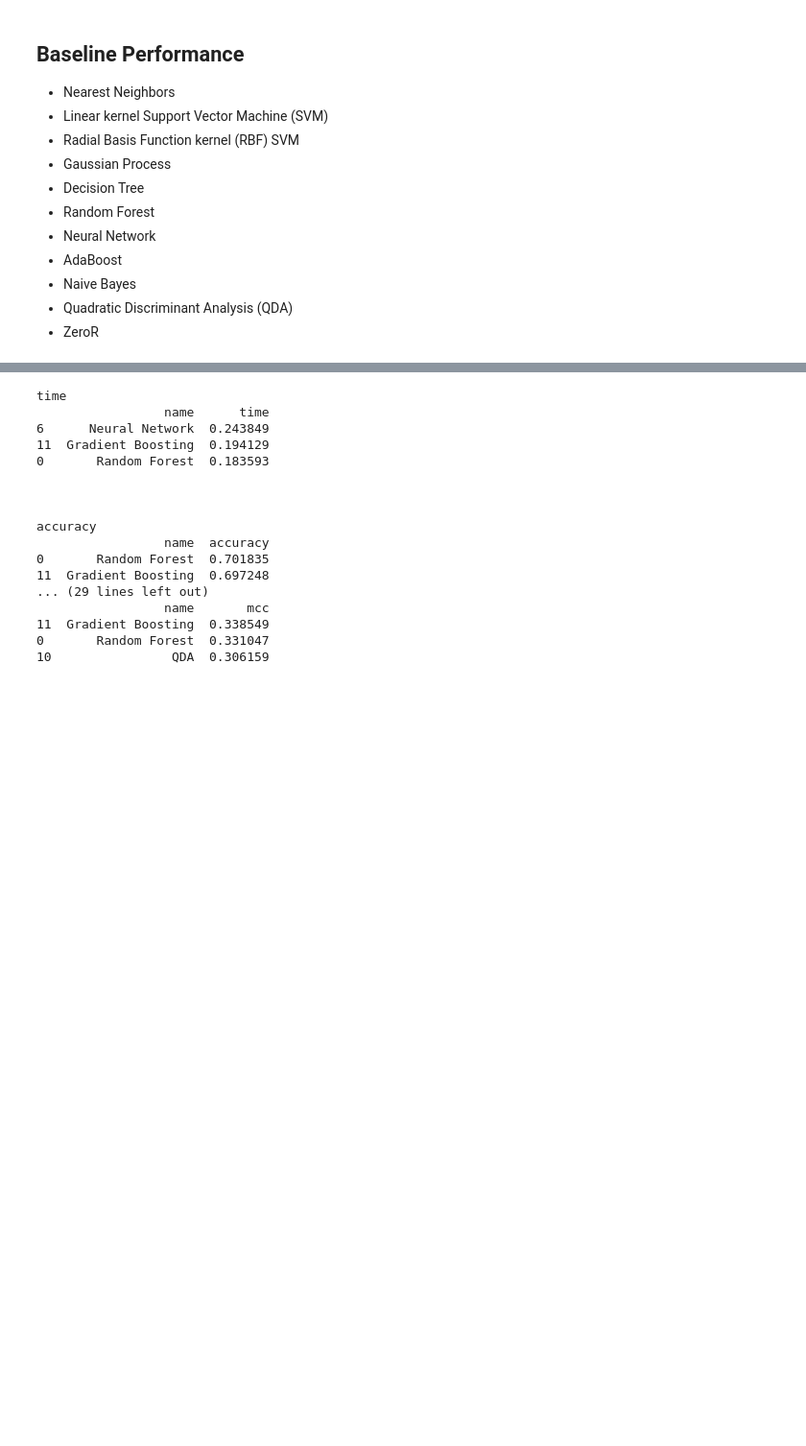
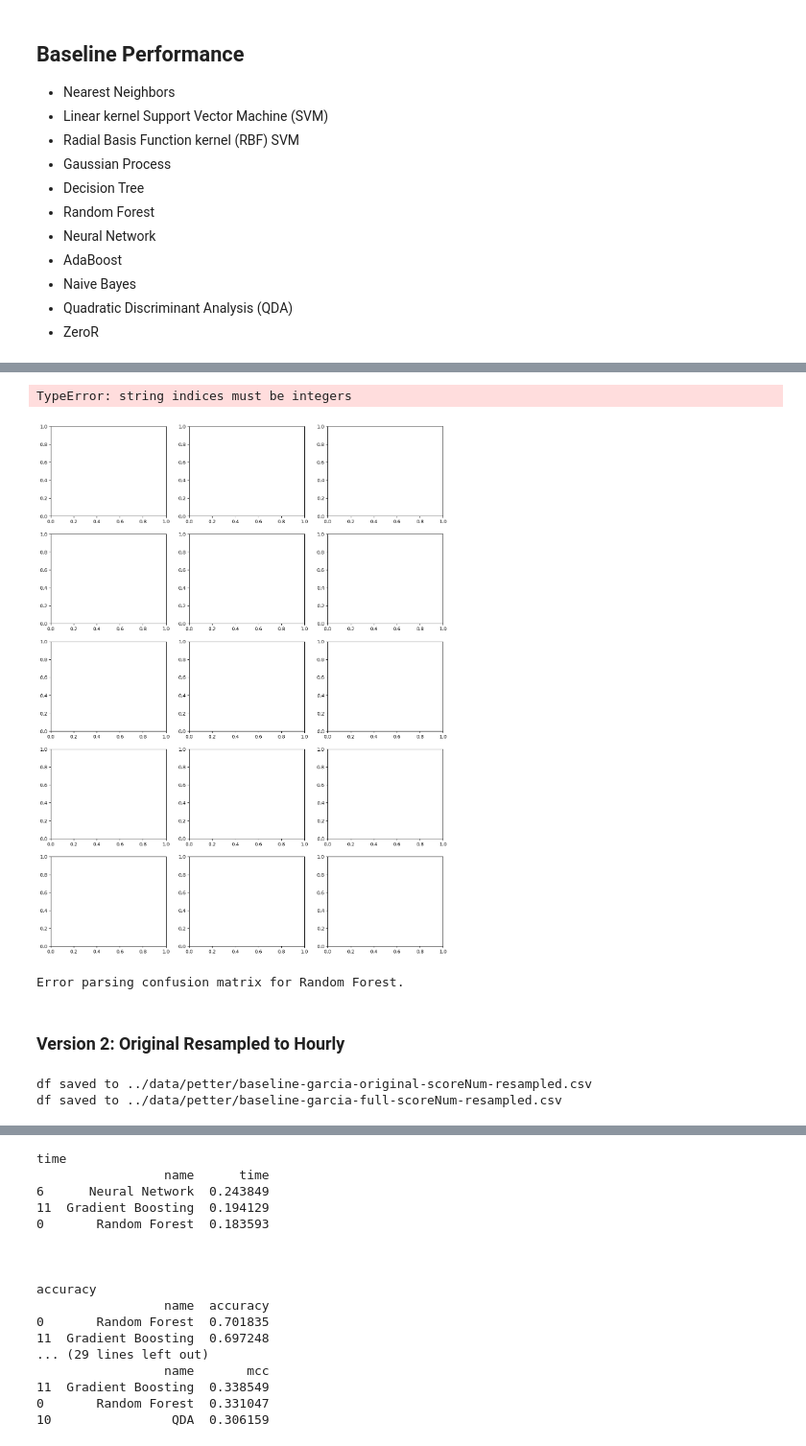
Before and after one commit to zoonalink/IGP-5, a Jupyter notebook: petter/baseline-garcia.ipynb, the cells around one changed output, grey strips where cells are left out. Shown: that part at 96% size. Saved outputs shown, nothing was run; the diff lists cells and outputs as text; code cells hidden in the pictures; blank space fills up the shorter version.

```diff
--- a/petter/baseline-garcia.ipynb
+++ b/petter/baseline-garcia.ipynb
@@ -538,0 +882,53 @@ with open('model_0_results.pkl', 'wb') as file:
+# %%
+fig, axs = plt.subplots(5, 3, figsize=(15, 20))
+
+# ensure that the number of subplots matches the number of models
+#assert len(axs.flatten()) >= len(_df)
+
+# confusion matrix for each model
+for i, result in enumerate(results_df):
+    ax = axs.flatten()[i]
+
+    name = result['name']
+    cm = result['confusion_matrix']
+
+    sns.heatmap(cm, annot=True, fmt='d', cmap='Blues', ax=ax)
+    ax.set_xlabel('Predicted')
+    ax.set_ylabel('Actual')
+    ax.set_title(f'Confusion Matrix for {name}')
+
+# hide the extra subplots
+for j in range(i+1, len(axs.flatten())):
+    axs.flatten()[j].axis('off')
+
+plt.tight_layout()
+plt.show()
+# %% [output]
+TypeError: string indices must be integers
+[figure, added]
+# %%
+import matplotlib.pyplot as plt
+import seaborn as sns
+import numpy as np
+import ast  # Import the ast module for safe evaluation
+
+# Select the model name for which you want to print the confusion matrix
+model_name = "Random Forest"  # Replace with the actual model name from your DataFrame
+
+# Find the corresponding row in the DataFrame
+result = results_df[results_df['name'] == model_name].iloc[0]
+
+# Get the confusion matrix string
+cm_str = result['confusion_matrix']
+
+# Safely evaluate the confusion matrix string back to a NumPy array
+try:
+    cm = np.array(ast.literal_eval(cm_str))
+except (ValueError, SyntaxError):
+    print(f"Error parsing confusion matrix for {model_name}.")
+else:
+    print(f"Confusion Matrix for {model_name}:\n{cm}")
+# %% [output]
+Error parsing confusion matrix for Random Forest.
+# %% [markdown]
+### Version 2: Original Resampled to Hourly
@@ -538,0 +997,9 @@ with open('model_0_results.pkl', 'wb') as file:
+# %%
+# resample to hourly - garcia_original_scoreNum
+garcia_original_scoreNum_resampled = resample(garcia_original_scoreNum, resample_col='activity', frequency='h', save_to_csv=True, output_csv_path='../data/petter/baseline-garcia-original-scoreNum-resampled.csv')
+
+# resample to hourly - garcia_full_scoreNum
+garcia_full_scoreNum_resampled = resample(garcia_full_scoreNum, resample_col='activity', frequency='h', save_to_csv=True, output_csv_path='../data/petter/baseline-garcia-full-scoreNum-resampled.csv')
+# %% [output]
+df saved to ../data/petter/baseline-garcia-original-scoreNum-resampled.csv
+df saved to ../data/petter/baseline-garcia-full-scoreNum-resampled.csv
```
Also changed, not shown: parts of 74 cells of this notebook, 13 other files.
